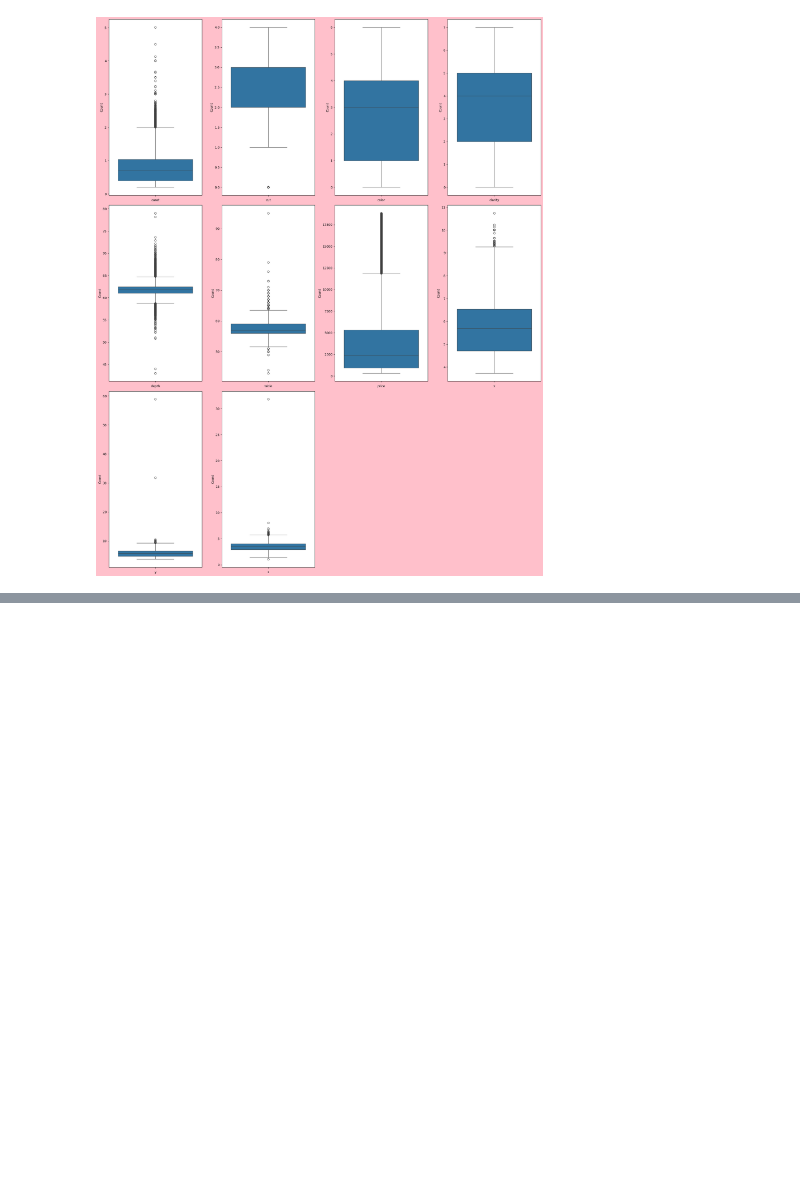
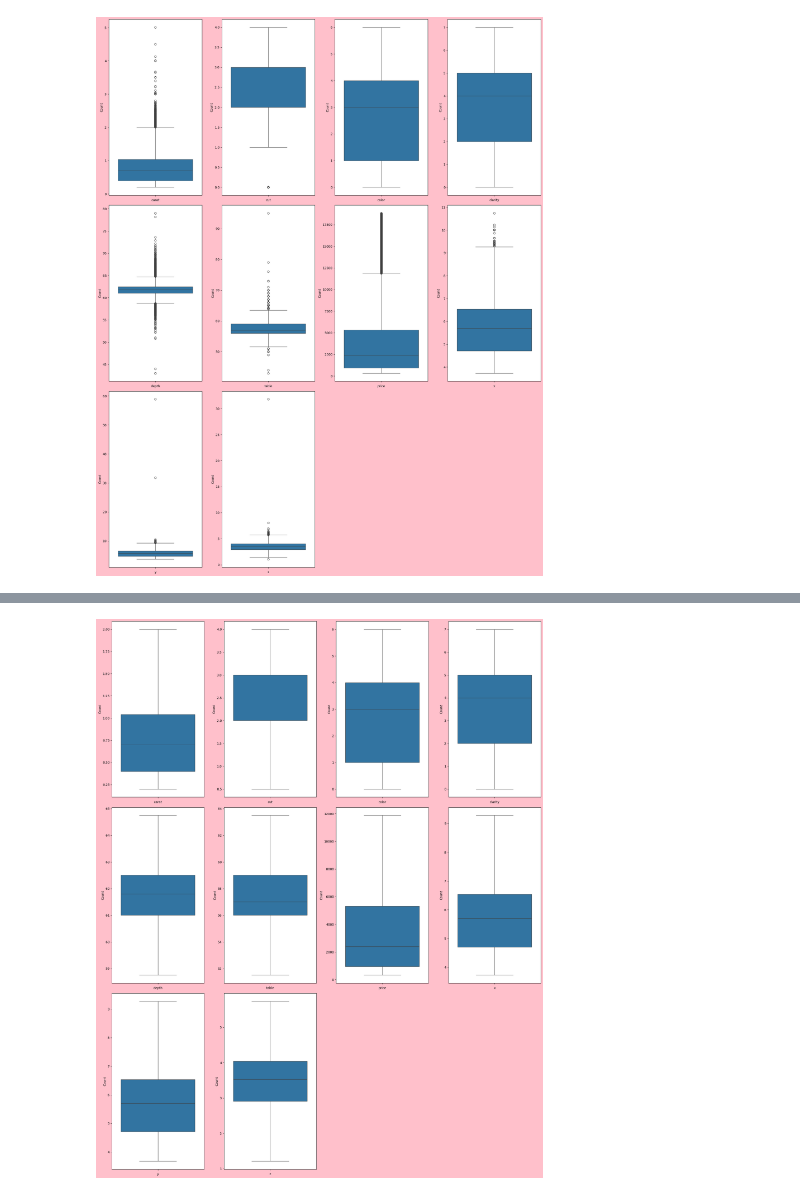
Before and after one commit to Aditya190704/Diamond_Price_Prediction_using_ML, a Jupyter notebook: model.ipynb, the cells around one changed output, grey strips where cells are left out. Drawn from its saved outputs; the diff is of its cells as text; code cells hidden in the pictures; blank space fills up the shorter version.

```diff
--- a/model.ipynb
+++ b/model.ipynb
@@ -270,0 +287,16 @@ plt.tight_layout()
+# %%
+# Function to cap outliers using IQR method
+def cap_outliers_iqr(data):
+    capped_data = data.copy()
+    for col in data.select_dtypes(include=np.number).columns:
+        Q1 = data[col].quantile(0.25)     # 25th percentile
+        Q3 = data[col].quantile(0.75)     # 75th percentile
+        IQR = Q3 - Q1                   # Interquartile Range
+        lower = Q1 - 1.5 * IQR          # Lower bound
+        upper = Q3 + 1.5 * IQR          # Upper bound
+        # Cap the values
+        capped_data[col] = np.clip(data[col], lower, upper)
+    return capped_data
+
+# Apply the function to your dataset
+capped_data = cap_outliers_iqr(data)
@@ -270,0 +331,15 @@ plt.tight_layout()
+# %%
+
+plt.figure(figsize=(20, 25), facecolor='pink')
+plotnumber = 1
+
+for column in capped_data:
+    if plotnumber<=10:
+        ax=plt.subplot(3, 4, plotnumber)
+        sns.boxplot(capped_data[column])
+        plt.xlabel(column, fontsize=10)
+        plt.ylabel('Count', fontsize=10)
+    plotnumber+=1
+plt.tight_layout()
+# %% [output]
+[figure, added]
```
Also changed, not shown: parts of 43 cells of this notebook.
